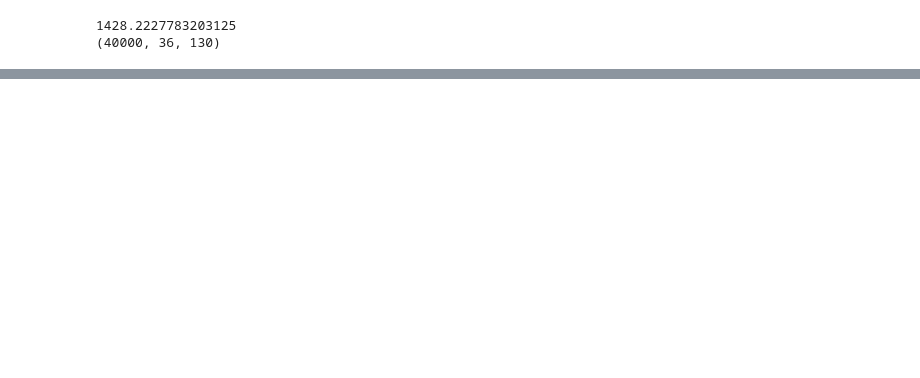
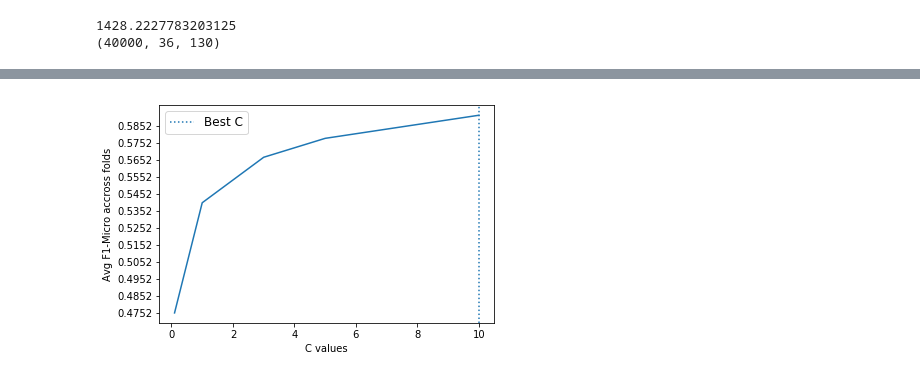
Before and after one commit to nagibshah/CIFAR-10-ImageClassifier, a Jupyter notebook: Cifar10-ImageClassifier.ipynb, the cells around one changed output, grey strips where cells are left out. Cells and saved outputs as stored; diff of their text form; code cells hidden in the pictures; blank space fills up the shorter version.

```diff
--- a/Cifar10-ImageClassifier.ipynb
+++ b/Cifar10-ImageClassifier.ipynb
@@ -543,14 +543,34 @@ def ConvertToGray(RGBArray):
 def extractDaisyFeatures(grayImages):
     #bov_descriptors = np.empty((grayImages.shape[0],49,152))
     bov_descriptors = np.empty((grayImages.shape[0],36,130))
+    #bov_descriptors = np.empty((grayImages.shape[0],16,200))
 
     for i in range(grayImages.shape[0]):
         img = grayImages[i,:,:]
-        descs = daisy(img, step=4, radius=5, rings=2, histograms=6, orientations=10, visualize=False)
+        descs = daisy(img, step=4, radius=5, rings=2, histograms=6, orientations=10, visualize=False) # 48%
+        #descs = daisy(img, step=4, radius=9,visualize=False)
         descsTransformed = descs.reshape((-1 ,descs.shape[2])) # flatten the features dimensions
         #print(descs.shape)
         #print(descsTransformed.shape)
         bov_descriptors[i] = descsTransformed
+
+    return bov_descriptors
+
+# extract flattened daisy features
+def getDaisyFeatures(grayImages, steps, radius, rings):
+    bov_descriptors = None
+    for i in range(grayImages.shape[0]):
+        img = grayImages[i,:,:]
+        descs = daisy(img, step=steps, radius=radius, rings=rings, visualize=False)
+        descsTransformed = descs.reshape(1, -1) # flatten the features dimensions
+        #print(descs.shape)
+        #print(descsTransformed.shape)
+        if bov_descriptors is None:
+            # initialise
+            bov_descriptors = np.empty((grayImages.shape[0],descsTransformed.shape[1]))
+            bov_descriptors[i] = descsTransformed
+        else:
+            bov_descriptors[i] = descsTransformed
 
     return bov_descriptors
 
@@ -927,0 +1005,13 @@ NameError: name 'plt' is not defined
+# %%
+from sklearn.metrics import make_scorer
+from sklearn.svm import LinearSVC
+from sklearn.model_selection import GridSearchCV
+from sklearn.metrics import f1_score
+
+cvparameters = {'C':[0.1,1,3,5,10]}
+cvscoring = {'f1-micro': make_scorer(f1_score,average='micro')}
+
+clf_svc_lin = GridSearchCV(LinearSVC(random_state=52,dual=False,class_weight="balanced"),
+                           param_grid=cvparameters,scoring=make_scorer(f1_score,average='micro'),
+                           cv=10, refit='f1-micro',n_jobs=3,verbose=10)
+clf_svc_lin.fit(descriptor_list, trainingLabels)
@@ -927,0 +1100,12 @@ NameError: name 'plt' is not defined
+# %%
+avg_f1s = np.array(clf_svc_lin.cv_results_.get("mean_train_score"))
+plt.xlabel('C values')
+plt.ylabel('Avg F1-Micro accross folds')
+plt.plot(cvparameters.get("C"),avg_f1s)
+plt.yticks(np.arange(avg_f1s.min(), avg_f1s.max(), 0.01))
+plt.axvline(clf_svc_lin.best_estimator_.C,
+            linestyle=':', label='Best C')
+plt.legend(prop=dict(size=12))
+plt.show()
+# %% [output]
+[figure, added]
```
Also changed, not shown: parts of 27 cells of this notebook.
